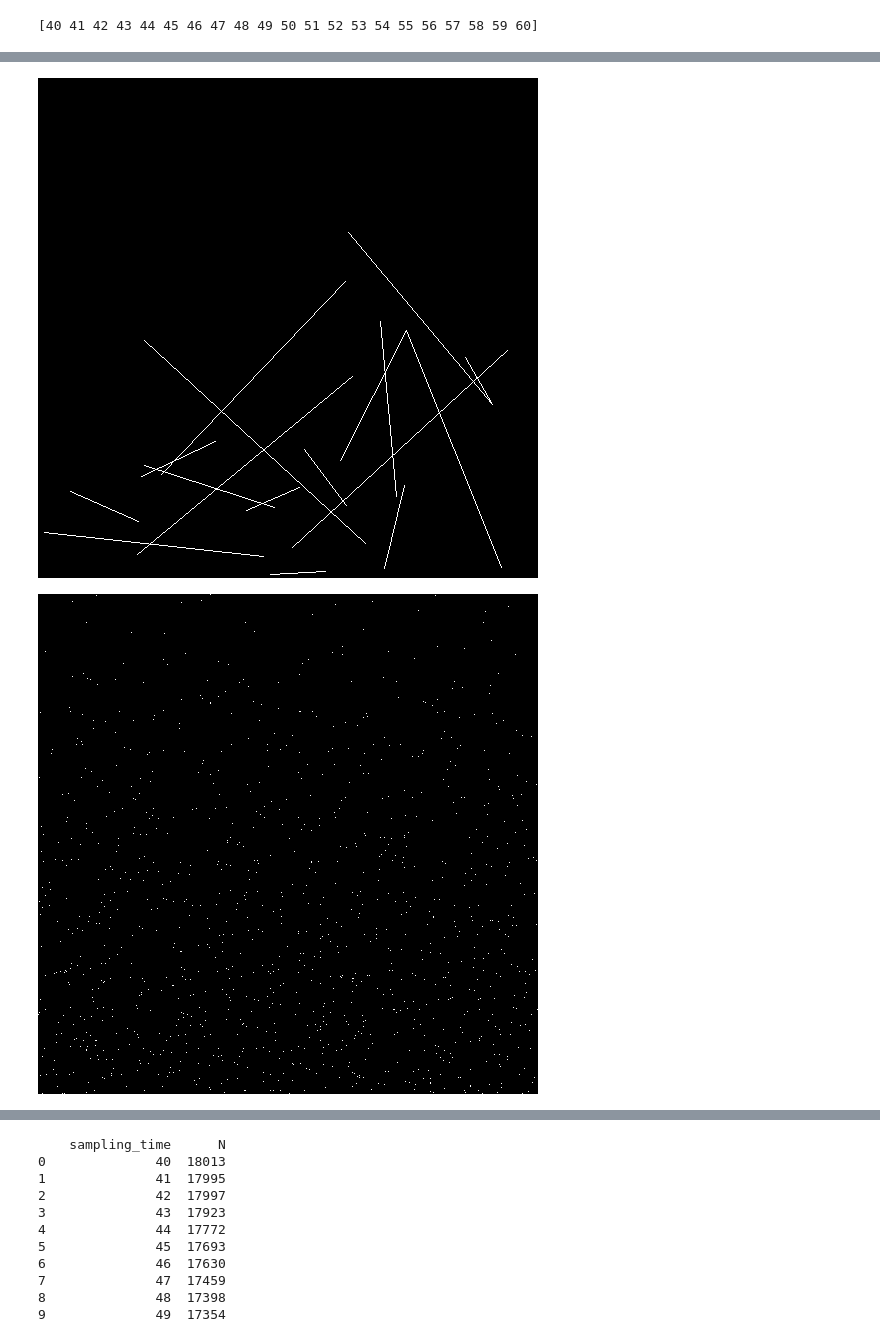
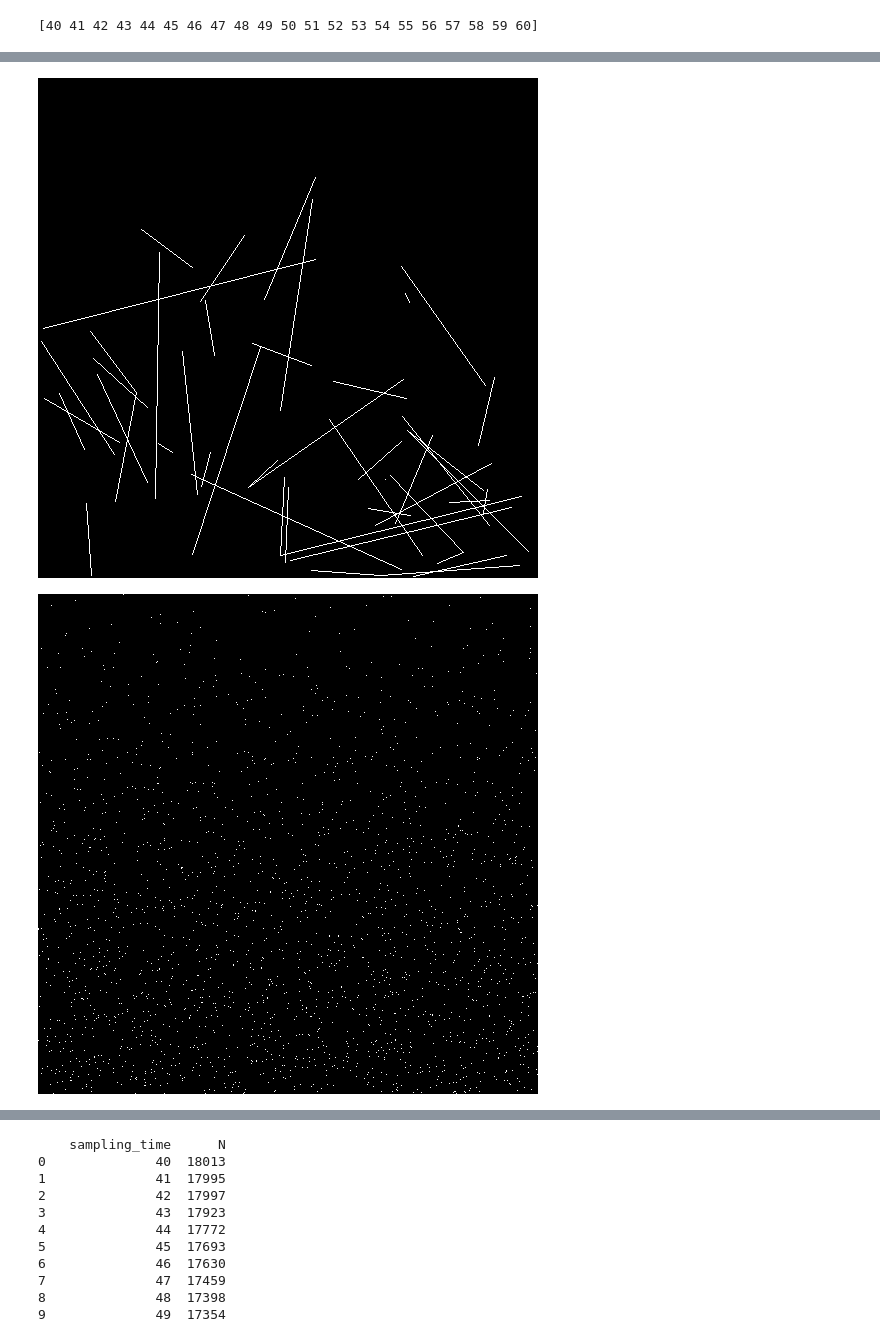
Before and after one commit to giliapatterson/spatial_ckmr, a Jupyter notebook: replicate_conn/bearded_seals.ipynb, the cells around one changed output, grey strips where cells are left out. Cells and saved outputs as stored; diff of their text form; code cells hidden in the pictures.

```diff
--- a/replicate_conn/bearded_seals.ipynb
+++ b/replicate_conn/bearded_seals.ipynb
@@ -47,7 +47,7 @@ def sample_cell_year(sample_parents, year, xmin, xmax, ymin, ymax, nmax):
     sample_rows = rng.choice(in_i, ss, replace = False)
     return(ss, sample_rows)
 # %%
-def sample_grid(individuals, years, sampling_intensity, n, width = 10, height = 10):
+def sample_grid_years(individuals, years, sampling_intensity, n, width = 10, height = 10):
     # Sample from each grid cell
     # Sample size
     ss = np.array(np.floor(n*sampling_intensity/(np.sum(sampling_intensity)*len(years))), dtype = int)
@@ -75,3 +75,30 @@ def sample_grid(individuals, years, sampling_intensity, n, width = 10, height =
             sample_rows = np.concatenate([sample_rows, grid_rows])
             realized_ss += grid_year_ss
     return(realized_ss, sample_rows)
+# %%
+def sample_grid(individuals, sampling_intensity, n, width = 10, height = 10):
+    # Sample from each grid cell
+    # Sample size
+    ss = np.array(np.ceil(n*sampling_intensity/np.sum(sampling_intensity)), dtype = int)
+    # Keep track of actual sample sizes (since if there are fewer than ss individuals in a grid cell, all are sampled)
+    realized_ss = np.zeros(ss.shape, dtype = int)
+
+    # Width and height of grid cells
+    x_cells = ss.shape[0]
+    y_cells = ss.shape[1]
+    dx = width/x_cells
+    dy = height/y_cells
+
+    # Keep track of sampled rows
+    #sample_rows = np.empty(round(np.sum(ss)), dtype = int)
+    sample_rows = np.empty(0, dtype = int)
+    # Sample from each grid cell
+    for ix, iy in np.ndindex(ss.shape):
+        xmin = dx*ix
+        xmax = dx*ix + dx
+        ymin = dy*iy
+        ymax = dy*iy + dy
+        nmax = ss[ix, iy]
+        realized_ss[ix, iy], grid_rows = sample_cell(individuals, xmin, xmax, ymin, ymax, nmax)
+        sample_rows = np.concatenate([sample_rows, grid_rows])
+    return(realized_ss, sample_rows)
@@ -143,8 +210,6 @@ print(sample_years)
 # %%
-max_bias = 15
+# Sample
+max_bias = 10
 sampling_intensity =  np.repeat([np.linspace(1, max_bias, 10)], 10, axis = 0)
-ss, sample_rows = sample_grid(parents,sample_years, sampling_intensity, 2000, 10, 10)
-print(ss)
-print(sample_rows)
-sample = parents.iloc[sample_rows]
-print(sample)
+ss, sample_rows = sample_grid(parents, sampling_intensity, 2000, 10, 10)
+sample_parents = parents.iloc[sample_rows]
@@ -168,10 +349,10 @@ print(sample)
 # %%
-display(make_spaghetti(sample, 500, 500, 10, 10)[0])
-display(plot_samples(sample, 500, 500, 10, 10))
+display(make_spaghetti(sample_parents, 500, 500, 10, 10)[0])
+display(plot_samples(sample_parents, 500, 500, 10, 10))
 display(plot_intensity(sampling_intensity, 500, 500))
 # %% [output]
-[figure, old version]
+[figure, new version]
-[figure, old version]
+[figure, new version]
 [figure]
 # %%
 popsize = pd.read_csv("bearded_seal_popsize.csv")
```
Also changed, not shown: parts of 9 cells of this notebook, 2 other files.
